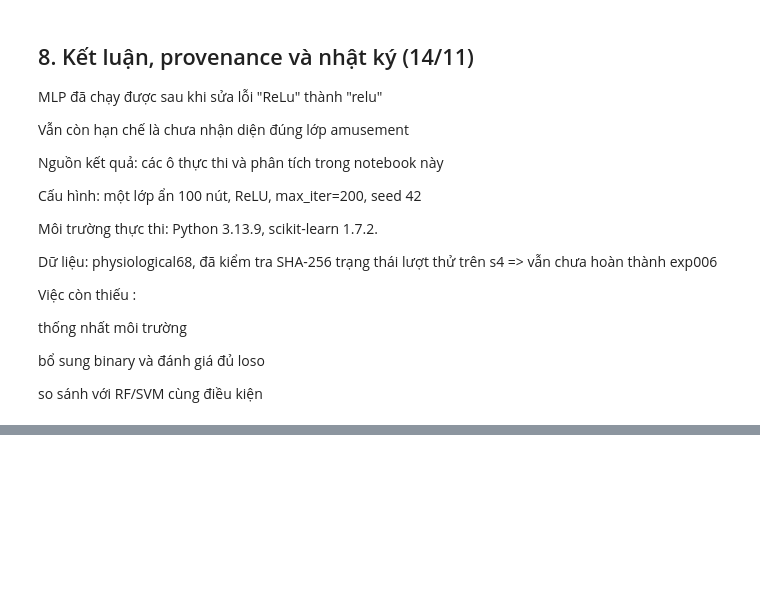
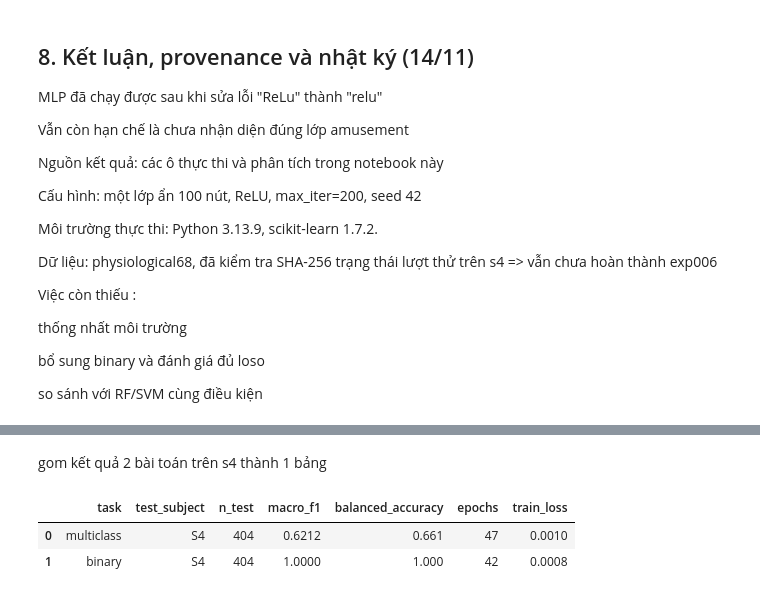
Before and after one commit to thaitran14072006/SGU26_Group09_Machine_Learning, a Jupyter notebook: wesad-stress-detection/notebooks/experiments/EXP006_MLP_baseline.ipynb, the cells around one changed output, grey strips where cells are left out. Saved outputs shown, nothing was run; the diff lists cells and outputs as text; code cells hidden in the pictures; blank space fills up the shorter version.

Commit message:
hoàn thành exp006 mlp baseline

```diff
--- a/wesad-stress-detection/notebooks/experiments/EXP006_MLP_baseline.ipynb
+++ b/wesad-stress-detection/notebooks/experiments/EXP006_MLP_baseline.ipynb
@@ -502,0 +610,45 @@ so sánh với RF/SVM cùng điều kiện
+# %% [markdown]
+gom kết quả 2 bài toán trên s4 thành 1 bảng
+# %%
+from IPython.display import display
+
+summary_s4 = pd.DataFrame([
+    {
+        "task": "multiclass",
+        "test_subject": "S4",
+        "n_test": len(y_test),
+        "macro_f1": f1_score(
+            y_test, pred_s4,
+            labels=[1, 2, 3],
+            average="macro",
+            zero_division=0
+        ),
+        "balanced_accuracy": balanced_accuracy_score(
+            y_test, pred_s4
+        ),
+        "epochs": model_s4.n_iter_,
+        "train_loss": model_s4.loss_
+    },
+    {
+        "task": "binary",
+        "test_subject": "S4",
+        "n_test": len(y_test_binary),
+        "macro_f1": f1_score(
+            y_test_binary, pred_binary,
+            labels=[0, 1],
+            average="macro",
+            zero_division=0
+        ),
+        "balanced_accuracy": balanced_accuracy_score(
+            y_test_binary, pred_binary
+        ),
+        "epochs": model_binary.n_iter_,
+        "train_loss": model_binary.loss_
+    }
+])
+
+display(summary_s4.round(4))
+# %% [output]
+|  | task | test_subject | n_test | macro_f1 | balanced_accuracy | epochs | train_loss |
+| 0 | multiclass | S4 | 404 | 0.6212 | 0.661 | 47 | 0.0010 |
+| 1 | binary | S4 | 404 | 1.0000 | 1.000 | 42 | 0.0008 |
```
Also changed, not shown: parts of 23 cells of this notebook, 35 other files.
